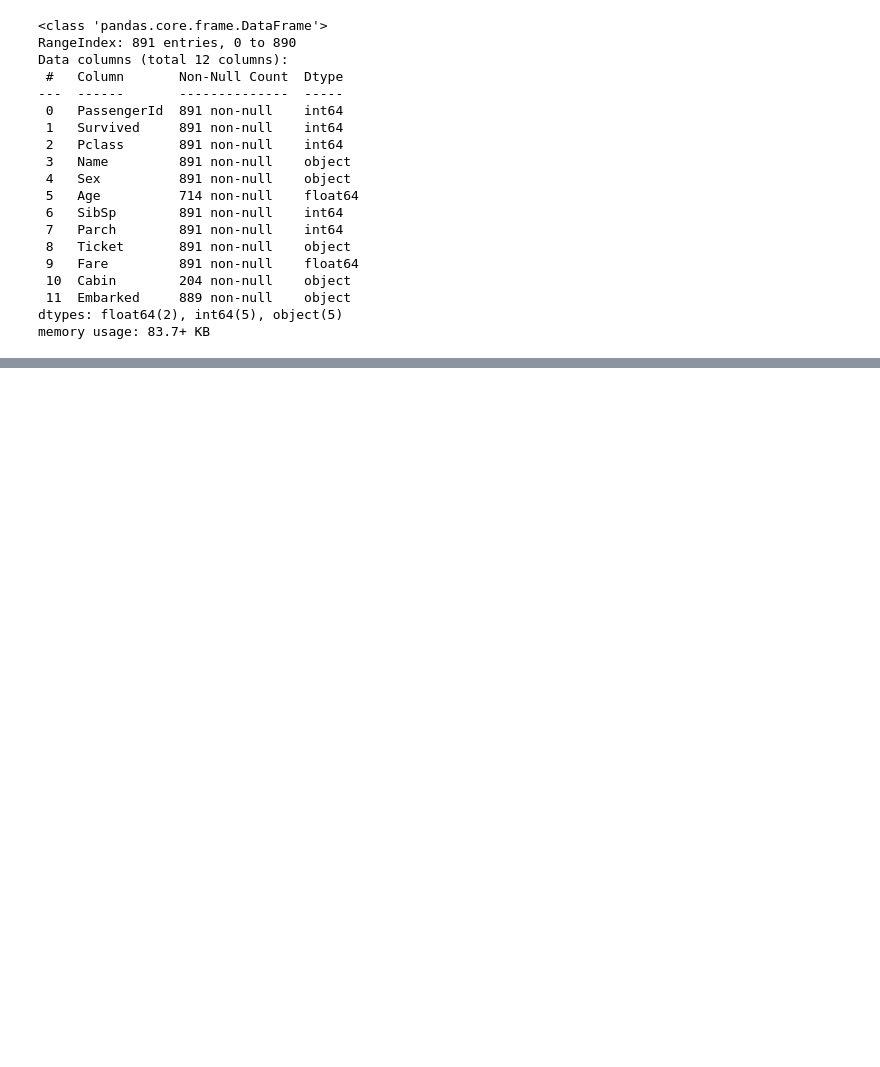
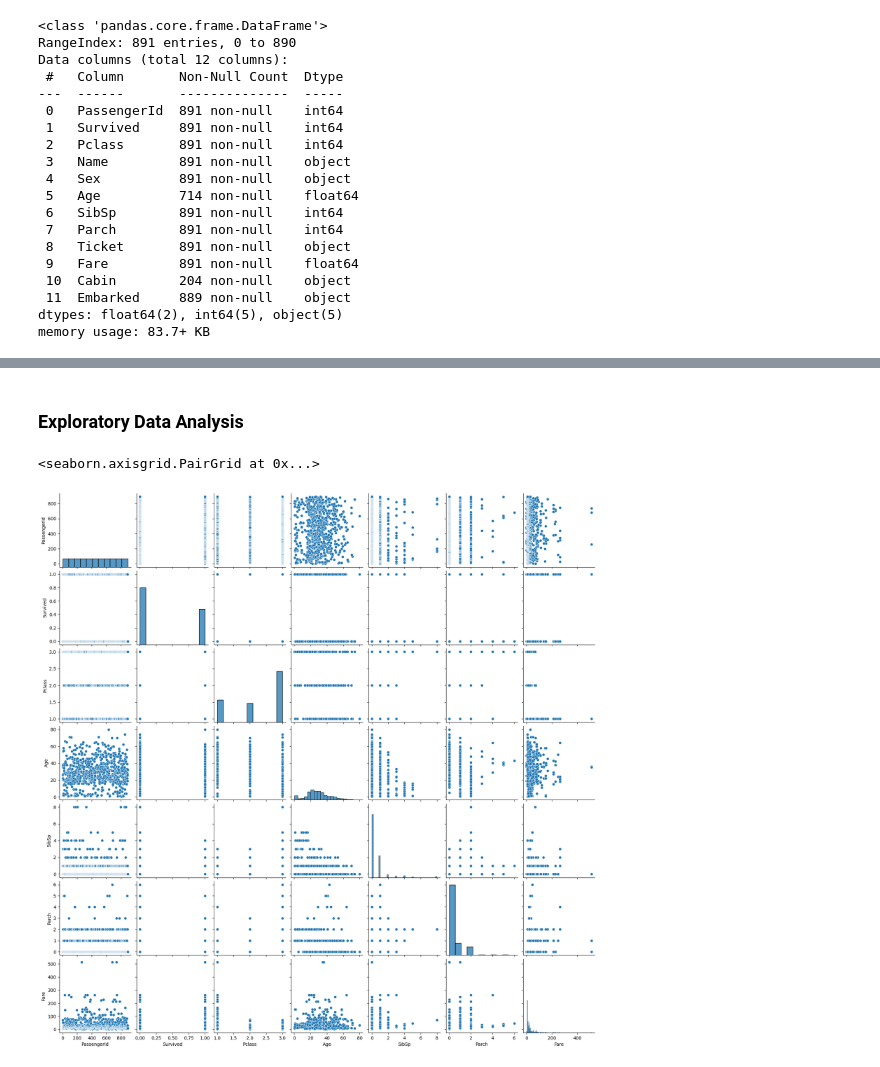
Before and after one commit to j584lee98/sklearn-models, a Jupyter notebook: models/LogisticRegression.ipynb, the cells around one changed output, grey strips where cells are left out. Saved outputs shown, nothing was run; the diff lists cells and outputs as text; code cells hidden in the pictures; blank space fills up the shorter version.

```diff
--- a/models/LogisticRegression.ipynb
+++ b/models/LogisticRegression.ipynb
@@ -45,0 +63,7 @@ memory usage: 83.7+ KB
+# %% [markdown]
+### Exploratory Data Analysis
+# %%
+sns.pairplot(df)
+# %% [output]
+<seaborn.axisgrid.PairGrid at 0x...>
+[figure, added]
```
Also changed, not shown: parts of 19 cells of this notebook.
